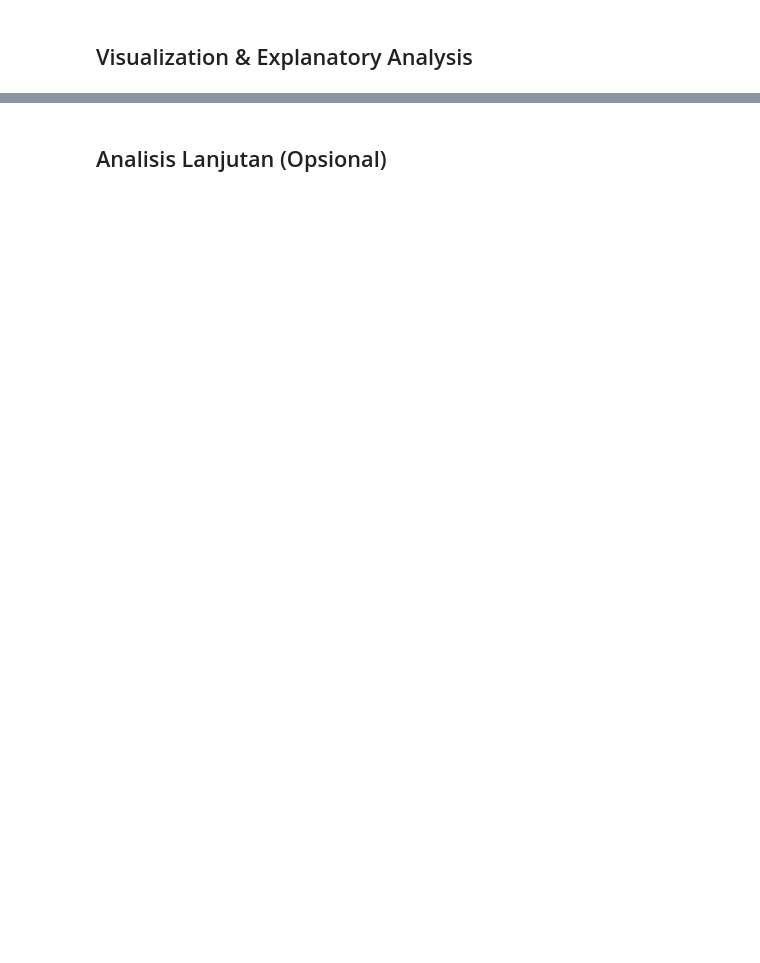
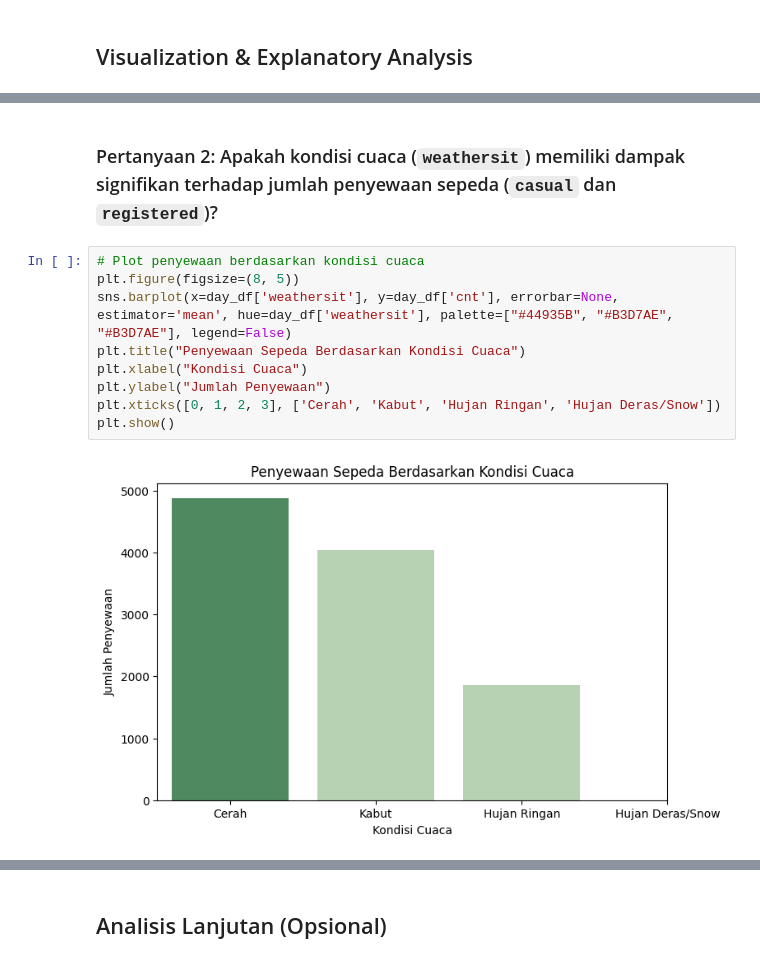
Before and after one commit to NaufalYogaPratama/data-analysis-submission, a Jupyter notebook: BikeSharingAnalysis.ipynb, the cells around one changed output, grey strips where cells are left out. Saved outputs shown, nothing was run; the diff lists cells and outputs as text; blank space fills up the shorter version.

```diff
--- a/BikeSharingAnalysis.ipynb
+++ b/BikeSharingAnalysis.ipynb
@@ -505,0 +541,13 @@ hr               6           7           8           9   ...          14  \
+# %% [markdown]
+### Pertanyaan 2: Apakah kondisi cuaca (`weathersit`) memiliki dampak signifikan terhadap jumlah penyewaan sepeda (`casual` dan `registered`)?
+# %%
+# Plot penyewaan berdasarkan kondisi cuaca
+plt.figure(figsize=(8, 5))
+sns.barplot(x=day_df['weathersit'], y=day_df['cnt'], errorbar=None, estimator='mean', hue=day_df['weathersit'], palette=["#44935B", "#B3D7AE", "#B3D7AE"], legend=False)
+plt.title("Penyewaan Sepeda Berdasarkan Kondisi Cuaca")
+plt.xlabel("Kondisi Cuaca")
+plt.ylabel("Jumlah Penyewaan")
+plt.xticks([0, 1, 2, 3], ['Cerah', 'Kabut', 'Hujan Ringan', 'Hujan Deras/Snow'])
+plt.show()
+# %% [output]
+[figure, added]
```
Also changed, not shown: parts of 23 cells of this notebook.
